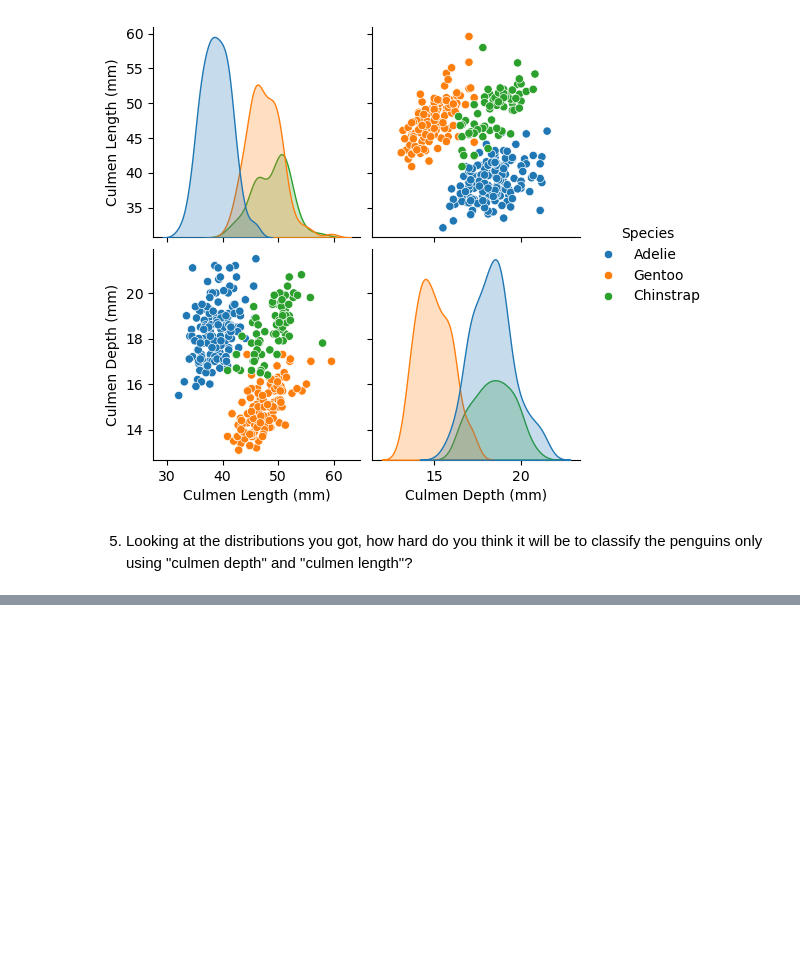
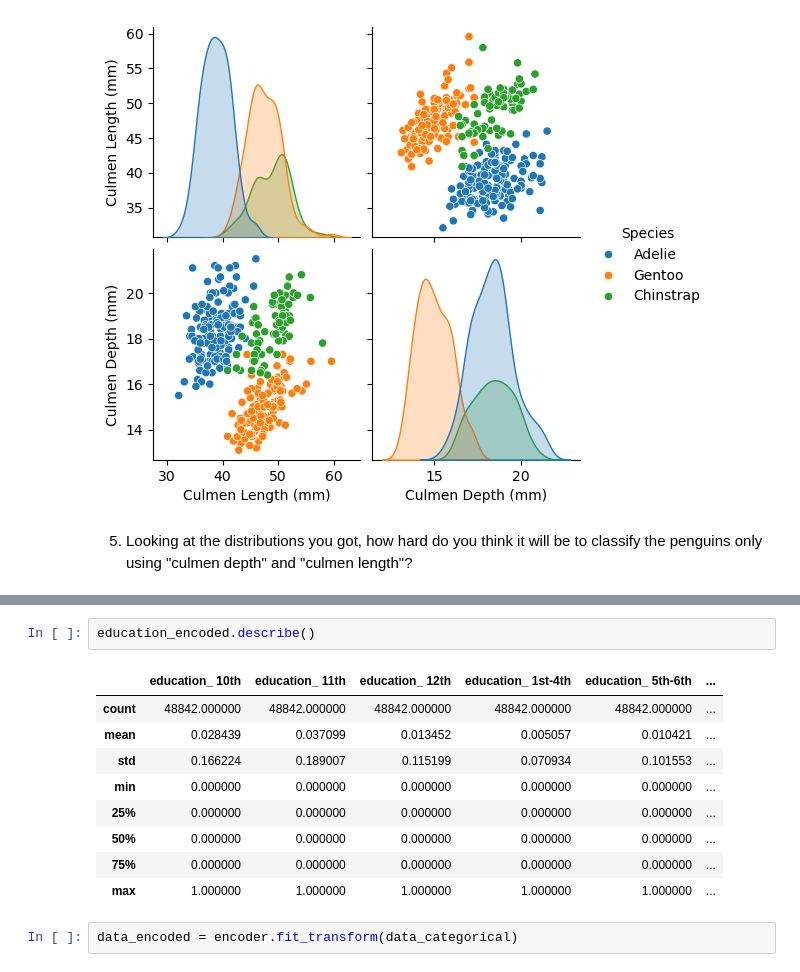
Before and after one commit to flavios-teaching/scikit-learn-mooc, a Jupyter notebook: teaching/test1.ipynb, the cells around one changed output, grey strips where cells are left out. Saved outputs shown, nothing was run; the diff lists cells and outputs as text; blank space fills up the shorter version.

```diff
--- a/teaching/test1.ipynb
+++ b/teaching/test1.ipynb
@@ -192,0 +334,14 @@ _ = sns.pairplot(penguins, hue="Species")
+# %%
+education_encoded.describe()
+# %% [output]
+|  | education_ 10th | education_ 11th | education_ 12th | education_ 1st-4th | education_ 5th-6th | ... |
+| count | 48842.000000 | 48842.000000 | 48842.000000 | 48842.000000 | 48842.000000 | ... |
+| mean | 0.028439 | 0.037099 | 0.013452 | 0.005057 | 0.010421 | ... |
+| std | 0.166224 | 0.189007 | 0.115199 | 0.070934 | 0.101553 | ... |
+| min | 0.000000 | 0.000000 | 0.000000 | 0.000000 | 0.000000 | ... |
+| 25% | 0.000000 | 0.000000 | 0.000000 | 0.000000 | 0.000000 | ... |
+| 50% | 0.000000 | 0.000000 | 0.000000 | 0.000000 | 0.000000 | ... |
+| 75% | 0.000000 | 0.000000 | 0.000000 | 0.000000 | 0.000000 | ... |
+| max | 1.000000 | 1.000000 | 1.000000 | 1.000000 | 1.000000 | ... |
+# %%
+data_encoded = encoder.fit_transform(data_categorical)
```
Also changed, not shown: parts of 23 cells of this notebook, 5 other files.
